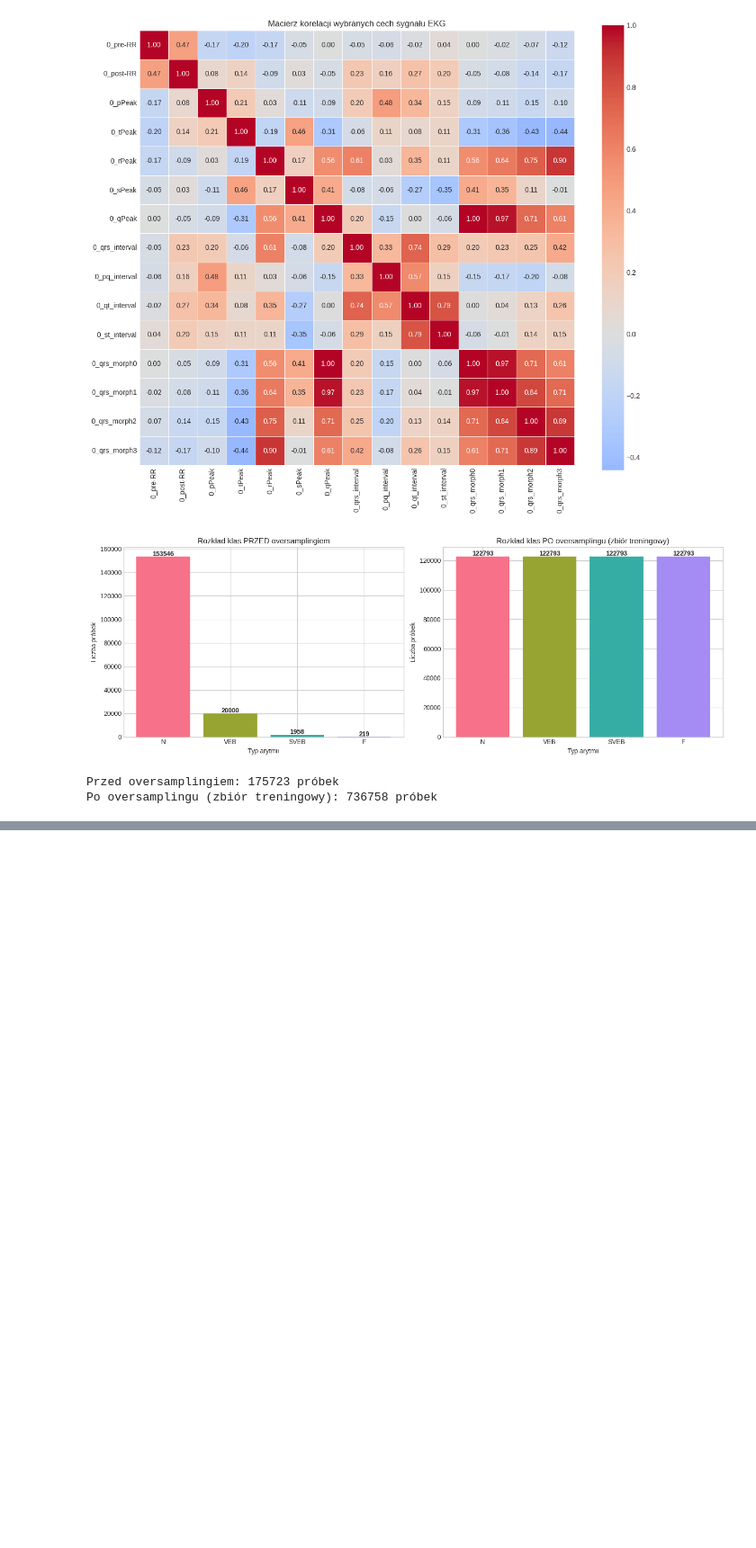
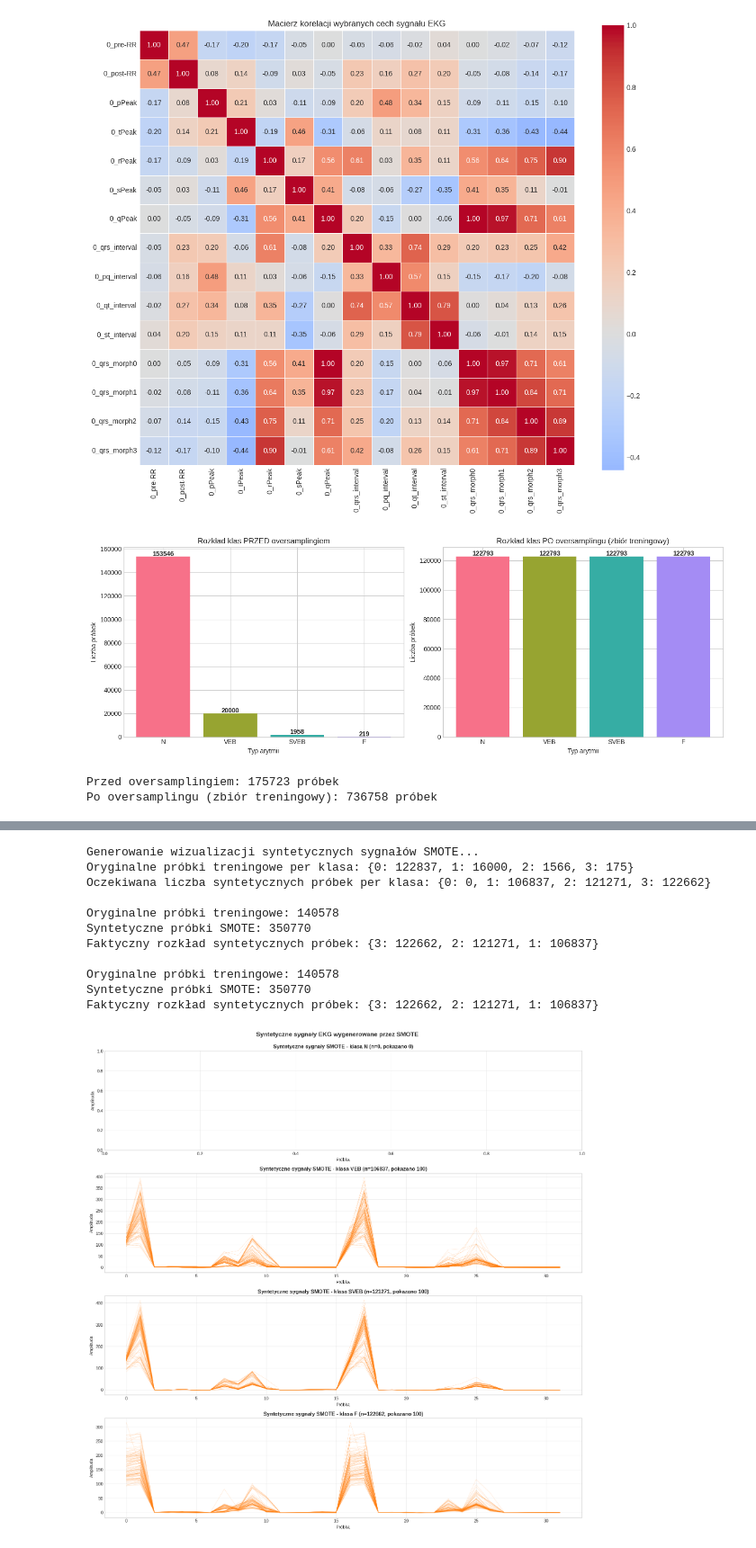
Before and after one commit to jaknow01/RNN-ECG-analysis, a Jupyter notebook: notebooks/visualize_data.ipynb, the cells around one changed output, grey strips where cells are left out. Shown at 90% size. Drawn from its saved outputs; the diff is of its cells as text; code cells hidden in the pictures; blank space fills up the shorter version.

Commit message:
prepared for first lstm training

```diff
--- a/notebooks/visualize_data.ipynb
+++ b/notebooks/visualize_data.ipynb
@@ -143,0 +183,80 @@ Po oversamplingu (zbiór treningowy): 736758 próbek
+# %%
+# Wizualizacja TYLKO syntetycznych sygnałów utworzonych przez SMOTE
+print("Generowanie wizualizacji syntetycznych sygnałów SMOTE...")
+
+import numpy as np
+from sklearn.model_selection import train_test_split
+from imblearn.over_sampling import SMOTE
+
+df_copy = df.copy()
+df_copy = df_copy.drop('record', axis=1)
+df_copy = df_copy.dropna()
+df_copy = df_copy[df_copy["type"] != 'Q']
+df_copy["type"] = df_copy["type"].map({'N': 0, 'VEB': 1, 'SVEB': 2, 'F': 3})
+
+X = df_copy.drop('type', axis=1)
+Y = df_copy['type']
+
+X_train_orig, _, y_train_orig, _ = train_test_split(X, Y, test_size=0.2, random_state=42, stratify=Y)
+
+original_train_counts = y_train_orig.value_counts().to_dict()
+print(f"Oryginalne próbki treningowe per klasa: {original_train_counts}")
+
+max_class_count = max(original_train_counts.values())
+synthetic_counts_expected = {k: max_class_count - v for k, v in original_train_counts.items()}
+print(f"Oczekiwana liczba syntetycznych próbek per klasa: {synthetic_counts_expected}")
+
+# Wykonaj SMOTE (wyniki będą inne niż w preproces_baseline_forest, ale STRUKTURA ta sama)
+ros = SMOTE()  # bez random_state - tak jak w funkcji
+X_train_resampled, y_train_resampled = ros.fit_resample(X_train_orig, y_train_orig)
+
+# Syntetyczne próbki są dodane NA KOŃCU przez SMOTE
+n_original = len(X_train_orig)
+X_synthetic = X_train_resampled.iloc[n_original:]
+y_synthetic = y_train_resampled.iloc[n_original:]
+
+print(f"\nOryginalne próbki treningowe: {n_original}")
+print(f"Syntetyczne próbki SMOTE: {len(X_synthetic)}")
+print(f"Faktyczny rozkład syntetycznych próbek: {y_synthetic.value_counts().to_dict()}")
+
+fig, axes = plt.subplots(4, 1, figsize=(16, 16))
+class_names = ['N', 'VEB', 'SVEB', 'F']
+
+for idx, (class_label, class_name) in enumerate(zip([0, 1, 2, 3], class_names)):
+    # Pobierz TYLKO syntetyczne próbki danej klasy
+    class_mask = y_synthetic == class_label
+    synthetic_class_data = X_synthetic[class_mask]
+
+    n_synthetic = len(synthetic_class_data)
+
+    # Limit próbek do wyświetlenia
+    max_samples = min(100, n_synthetic)
+
+    if n_synthetic > 0:
+        for i in range(max_samples):
+            signal = synthetic_class_data.iloc[i].values
+            axes[idx].plot(signal, alpha=0.3, linewidth=0.5, color='tab:orange')
+
+    axes[idx].set_title(f'Syntetyczne sygnały SMOTE - klasa {class_name} (n={n_synthetic}, pokazano {max_samples})',
+                        fontsize=12, fontweight='bold')
+    axes[idx].set_xlabel('Próbka')
+    axes[idx].set_ylabel('Amplituda')
+    axes[idx].grid(True, alpha=0.3)
+
+plt.suptitle('Syntetyczne sygnały EKG wygenerowane przez SMOTE',
+             fontsize=14, fontweight='bold', y=0.995)
+plt.tight_layout()
+plt.show()
+# %% [output]
+Generowanie wizualizacji syntetycznych sygnałów SMOTE...
+Oryginalne próbki treningowe per klasa: {0: 122837, 1: 16000, 2: 1566, 3: 175}
+Oczekiwana liczba syntetycznych próbek per klasa: {0: 0, 1: 106837, 2: 121271, 3: 122662}
+
+Oryginalne próbki treningowe: 140578
+Syntetyczne próbki SMOTE: 350770
+Faktyczny rozkład syntetycznych próbek: {3: 122662, 2: 121271, 1: 106837}
+
+Oryginalne próbki treningowe: 140578
+Syntetyczne próbki SMOTE: 350770
+Faktyczny rozkład syntetycznych próbek: {3: 122662, 2: 121271, 1: 106837}
+[figure, added]
```
Also changed, not shown: parts of 3 cells of this notebook, 5 other files.
